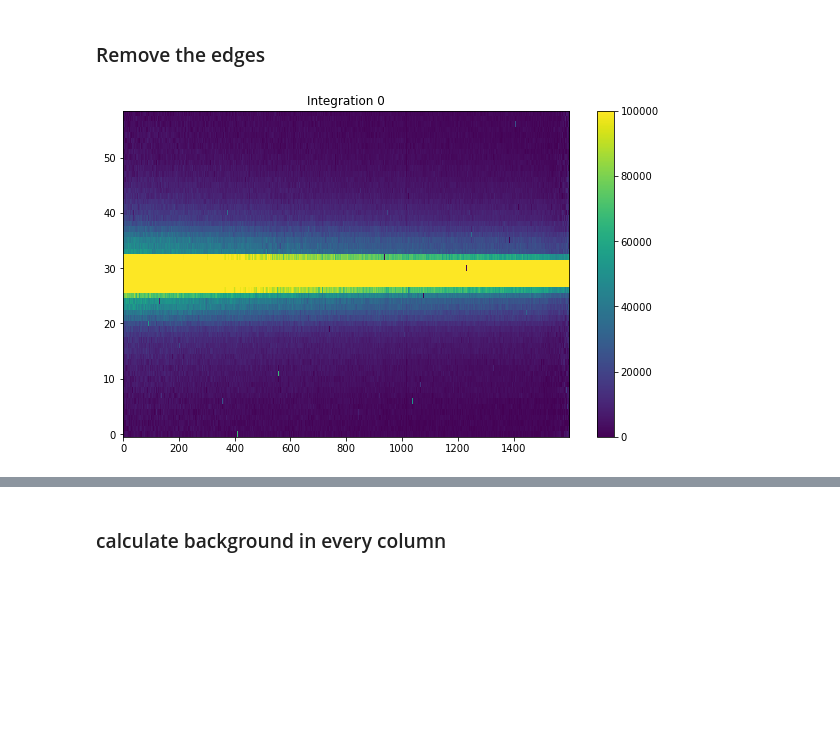
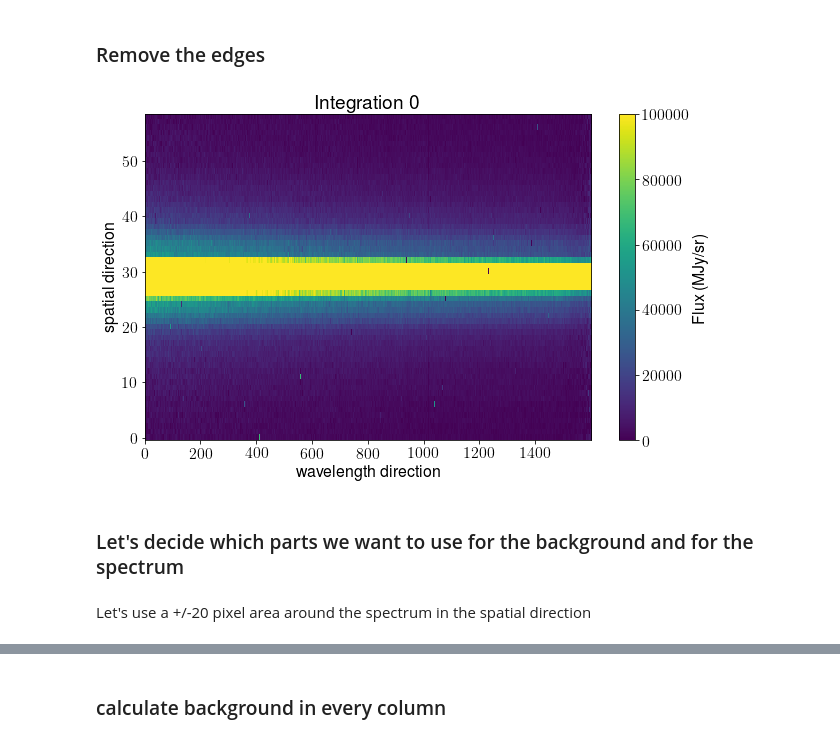
Before and after one commit to kevin218/Eureka, a Jupyter notebook: demos/Introduction to Eureka.ipynb, the cells around one changed output, grey strips where cells are left out. Drawn from its saved outputs; the diff is of its cells as text; code cells hidden in the pictures; blank space fills up the shorter version.

```diff
--- a/demos/Introduction to Eureka.ipynb
+++ b/demos/Introduction to Eureka.ipynb
@@ -171,12 +196,14 @@ subdata     = data    [:,ywindow[0]:ywindow[1],xwindow[0]:xwindow[1]]
 # %%
 #print(d[1].data)
 fig, ax = plt.subplots(1,1,figsize=(10,6))
 
 im = ax.imshow(subdata[0], origin = 'lower', aspect='auto',  vmin=0, vmax=100000)
-fig.colorbar(im)
+fig.colorbar(im, label='Flux (MJy/sr)')
 #plt.tight_layout()
 ax.set_title('Integration {0}'.format(0))
+ax.set_xlabel('wavelength direction')
+ax.set_ylabel('spatial direction')
 plt.show()
 plt.close()
 # %% [output]
-[figure, old version]
+[figure, new version]
@@ -186,3 +210,7 @@ src_ypos = shdr['SRCYPOS']-ywindow[0]
+# %% [markdown]
+### Let's decide which parts we want to use for the background and for the spectrum
+# %% [markdown]
+Let's use a +/-20 pixel area around the spectrum in the spatial direction
 # %%
 bg_hw    = 20
 spec_hw  = 20
```
Also changed, not shown: parts of 41 cells of this notebook.
